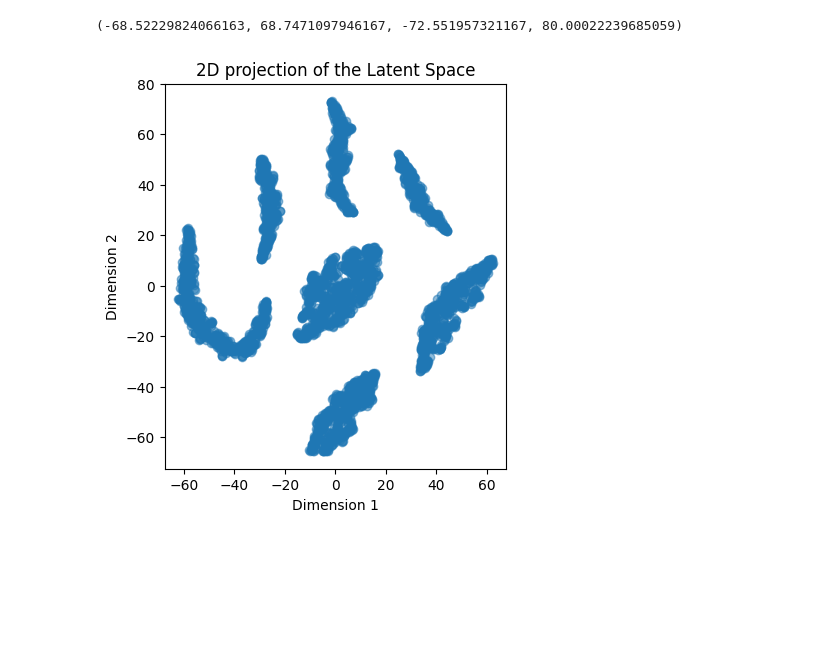
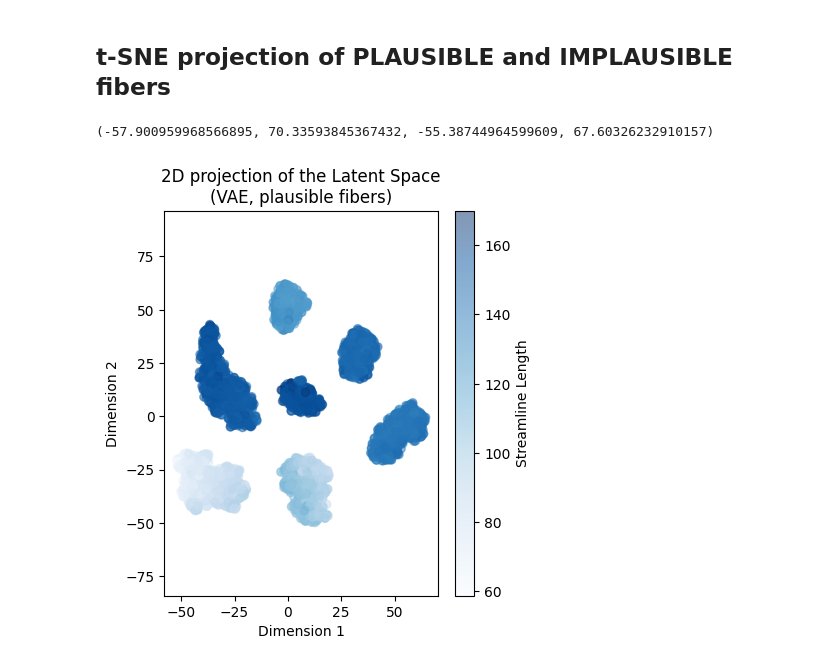
Before and after one commit to itellaetxe/tractoencoder_gsoc, a Jupyter notebook: notebooks/t_sne_sandbox.ipynb, the cells around one changed output. Saved outputs shown, nothing was run; the diff lists cells and outputs as text; code cells hidden in the pictures; blank space fills up the shorter version.

```diff
--- a/notebooks/t_sne_sandbox.ipynb
+++ b/notebooks/t_sne_sandbox.ipynb
@@ -38,0 +111,7 @@ for mode in modes:
+# %%
+# VANILLA VAE
+model_path = os.path.join(project_dir,
+                          "data/trained_models/vae_plausible_implausible",
+                          "model_final.keras")
+# Load model
+VAE = tf.keras.models.load_model(model_path, compile=False)
@@ -38,0 +120,7 @@ for mode in modes:
+# %%
+# Assuming `encoder` is your encoder model and `data` is your dataset
+latent_space_representations_vae_pl_impl = []
+for tractogram in tractograms:
+    latent_space_representations_vae_pl_impl.append(VAE.encoder(tractogram)[0])  # First element is z_mean
+# Concatenate latent space representations
+latent_space_representations_vae_pl_impl = np.concatenate(latent_space_representations_vae_pl_impl, axis=0)
@@ -39,39 +151,29 @@ for mode in modes:
+# %% [markdown]
+## t-SNE projection of PLAUSIBLE and IMPLAUSIBLE fibers
 # %%
 # Assuming `encoder` is your encoder model and `data` is your dataset
-latent_space_representations = []
+latent_space_representations_vae_pl = []
 for tractogram in tractograms:
-    latent_space_representations.append(VAE.encoder(tractogram)[0])  # First element is z_mean
+    latent_space_representations_vae_pl.append(VAE.encoder(tractogram)[0])  # First element is z_mean
+# Concatenate latent space representations
+latent_space_representations_vae_pl = np.array(latent_space_representations_vae_pl[0])
 # %%
-
 # Apply t-SNE to reduce dimensions to 2
 tsne = TSNE(n_components=2, random_state=2208,
             perplexity=30,
             early_exaggeration=12)
-tsne_results = tsne.fit_transform(latent_space_representations[0])
+tsne_results_vae_pl = tsne.fit_transform(latent_space_representations_vae_pl)
 # %%
-
 # Plot the results
 fig = plt.figure(figsize=(15, 5))
 ax = fig.add_subplot(131)
-ax.scatter(tsne_results[:, 0], tsne_results[:, 1], alpha=0.5)
-ax.set_title('2D projection of the Latent Space')
+scatter_vae_pl = ax.scatter(tsne_results_vae_pl[:, 0], tsne_results_vae_pl[:, 1], alpha=0.5,
+                            cmap="Blues", c=tractogram_streamline_lengths[0])
+ax.set_title('2D projection of the Latent Space\n(VAE, plausible fibers)')
 ax.set_xlabel('Dimension 1')
 ax.set_ylabel('Dimension 2')
+fig.colorbar(scatter_vae_pl, ax=ax, label="Streamline Length")
 ax.axis('equal')
-
-# ax = fig.add_subplot(132)
-# ax.scatter(tsne_results[:, 0], tsne_results[:, 2], alpha=0.5)
-# ax.set_title('2D projection of the Latent Space')
-# ax.set_xlabel('Dimension 1')
-# ax.set_ylabel('Dimension 3')
-
-# ax = fig.add_subplot(133)
-# ax.scatter(tsne_results[:, 1], tsne_results[:, 2], alpha=0.5)
-# ax.set_title('2D projection of the Latent Space')
-# ax.set_xlabel('Dimension 2')
-# ax.set_ylabel('Dimension 3')
-# ax.axis('equal')
-# plt.show()
 # %% [output]
-(-68.52229824066163, 68.7471097946167, -72.551957321167, 80.00022239685059)
+(-57.900959968566895, 70.33593845367432, -55.38744964599609, 67.60326232910157)
-[figure, old version]
+[figure, new version]
```
Also changed, not shown: parts of 17 cells of this notebook, 3 other files.
